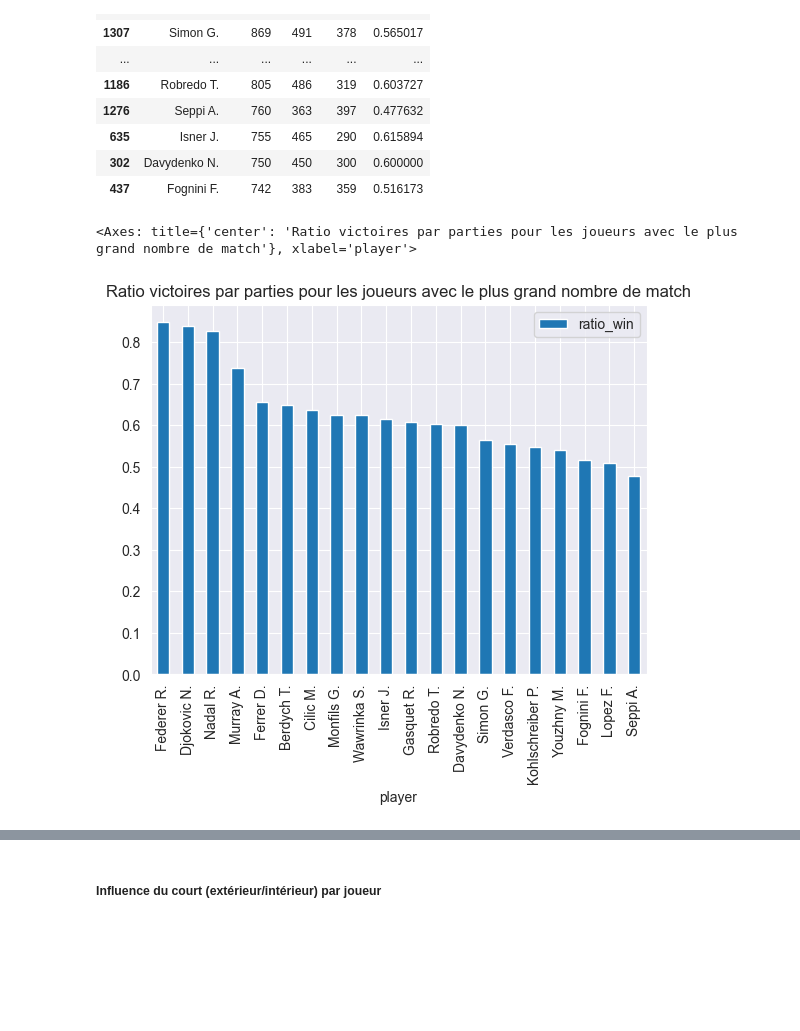
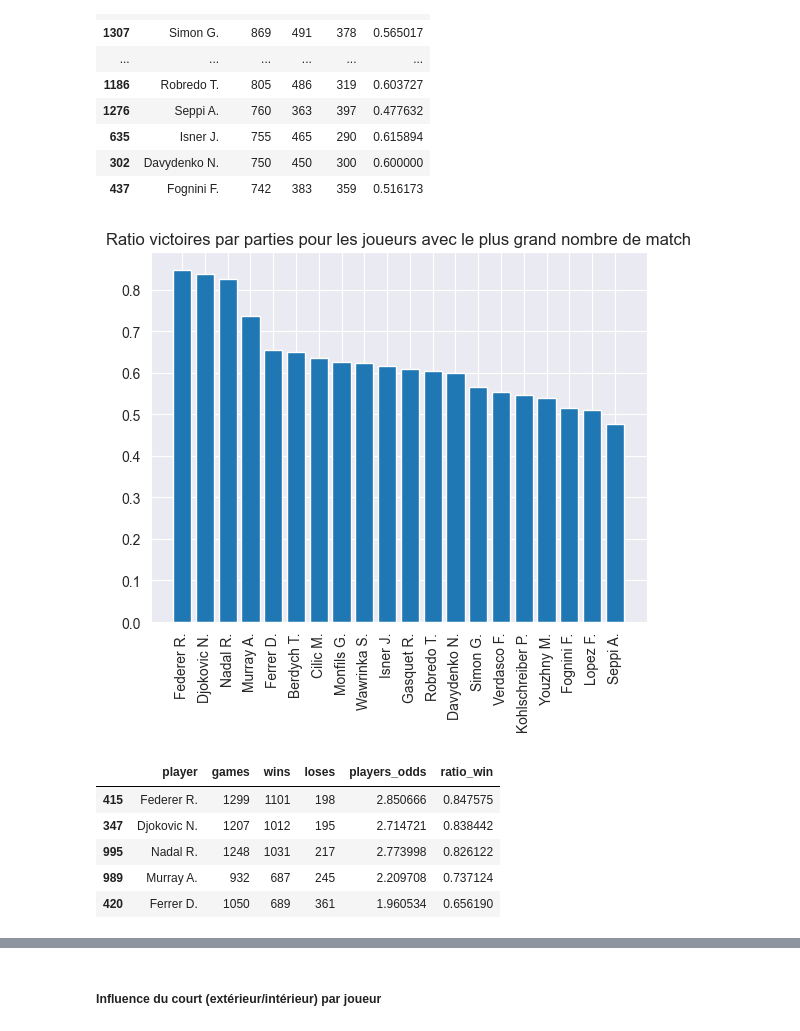
Before and after one commit to chboudry/PariTennis, a Jupyter notebook: analyse.ipynb, the cells around one changed output, grey strips where cells are left out. Drawn from its saved outputs; the diff is of its cells as text; code cells hidden in the pictures; blank space fills up the shorter version.

Commit message:
cote moyenne joueur

```diff
--- a/analyse.ipynb
+++ b/analyse.ipynb
@@ -175,17 +175,20 @@ players = np.unique(players)
 players_total_play = []
 players_wins = []
 players_loses = []
+players_odds = []
 
 for player in players :
     players_total_play.append(len(df.loc[df['Winner']==player]) + len(df.loc[df['Loser']==player]))
     players_wins.append(len(df.loc[df['Winner']==player]))
     players_loses.append(len(df.loc[df['Loser']==player]))
+    players_odds.append((df.loc[df['Winner']==player].B365W.mean() + df.loc[df['Loser']==player].B365L.mean())/2)
 
 
 d = {'player': players,
      'games': players_total_play,
      'wins':players_wins,
-     'loses':players_loses}
+     'loses':players_loses,
+     'players_odds':players_odds}
 df_players = pd.DataFrame(data=d)
 df_players["ratio_win"] = df_players["wins"]/df_players["games"]
 # %%
@@ -231,7 +234,22 @@ df_players.nlargest(20,"games")
 | 302 | Davydenko N. | 750 | 450 | 300 | 0.600000 |
 | 437 | Fognini F. | 742 | 383 | 359 | 0.516173 |
 # %%
-df_players.nlargest(20,"games").sort_values("ratio_win",ascending=False).plot(kind='bar', y="ratio_win", x='player',title="Ratio victoires par parties pour les joueurs avec le plus grand nombre de match")
+data = df_players.nlargest(20,"games").sort_values("ratio_win",ascending=False)
+
+plt.bar(data.player, data.ratio_win)
+plt.title("Ratio victoires par parties pour les joueurs avec le plus grand nombre de match")
+plt.xticks(rotation='vertical')
+plt.show()
 # %% [output]
-<Axes: title={'center': 'Ratio victoires par parties pour les joueurs avec le plus grand nombre de match'}, xlabel='player'>
-[figure, old version]
+[figure, new version]
+# %%
+# cote associée et rentabilité
+data = df_players.nlargest(20,"games").sort_values("ratio_win",ascending=False)
+data.head()
+# %% [output]
+|  | player | games | wins | loses | players_odds | ratio_win |
+| 415 | Federer R. | 1299 | 1101 | 198 | 2.850666 | 0.847575 |
+| 347 | Djokovic N. | 1207 | 1012 | 195 | 2.714721 | 0.838442 |
+| 995 | Nadal R. | 1248 | 1031 | 217 | 2.773998 | 0.826122 |
+| 989 | Murray A. | 932 | 687 | 245 | 2.209708 | 0.737124 |
+| 420 | Ferrer D. | 1050 | 689 | 361 | 1.960534 | 0.656190 |
```
Also changed, not shown: parts of 6 cells of this notebook.
